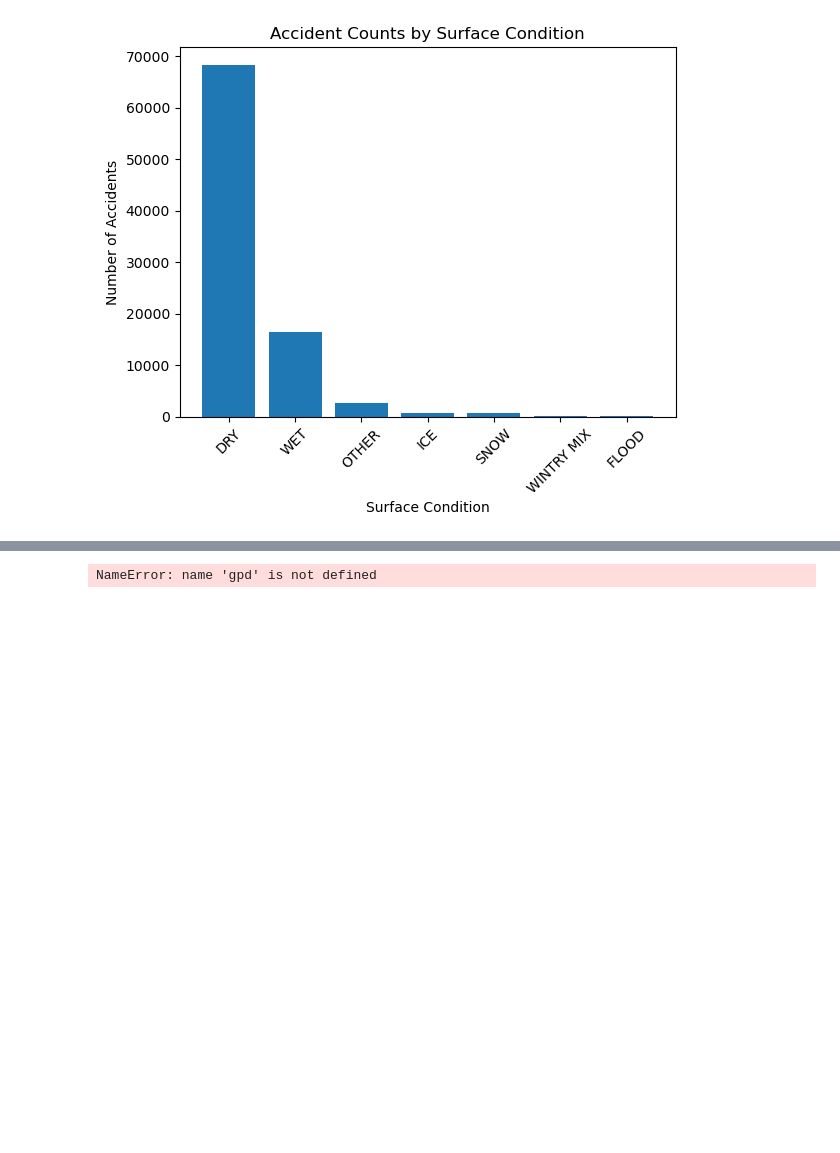
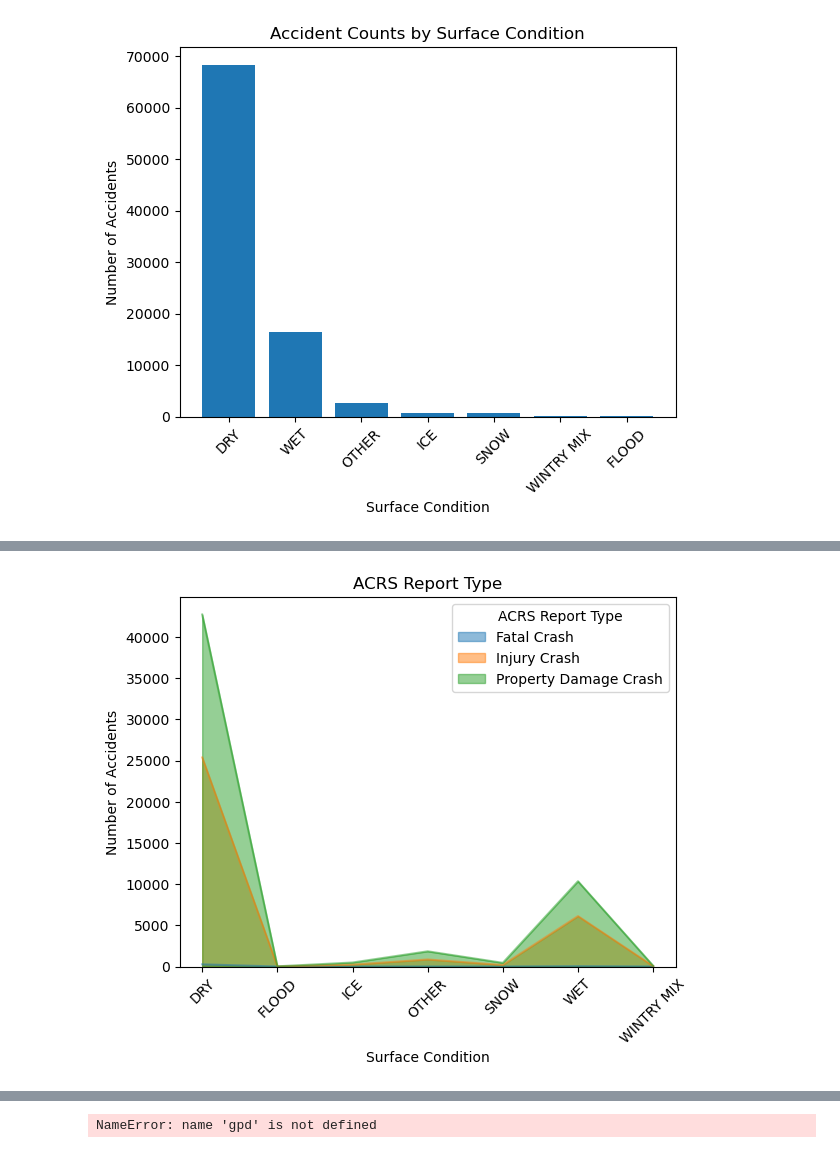
Before and after one commit to Brian-Hansen-Turton/module-9-project, a Jupyter notebook: Code/crashData.ipynb, the cells around one changed output, grey strips where cells are left out. Cells and saved outputs as stored; diff of their text form; code cells hidden in the pictures; blank space fills up the shorter version.

```diff
--- a/Code/crashData.ipynb
+++ b/Code/crashData.ipynb
@@ -237,3 +251,17 @@ plt.show()
+# %%
+# Injury Severity counts by surface condition
+injury_severity_counts = df_focused_crashes.groupby('Surface Condition')['ACRS Report Type'].value_counts().unstack()
+
+# Plot injury severity counts (transpose to get Surface Condition on x-axis)
+injury_severity_counts.plot(kind='area', stacked=False)
+plt.xlabel('Surface Condition')
+plt.ylabel('Number of Accidents')
+plt.title('ACRS Report Type')
+plt.xticks(rotation=45)
+plt.legend(title='ACRS Report Type')
+plt.show()
+# %% [output]
+[figure, added]
 # %%
 # Injury Severity counts by surface condition
 injury_severity_counts = df_focused_crashes.groupby('Surface Condition')['Injury Severity'].value_counts().unstack()
```
Also changed, not shown: parts of 13 cells of this notebook.
